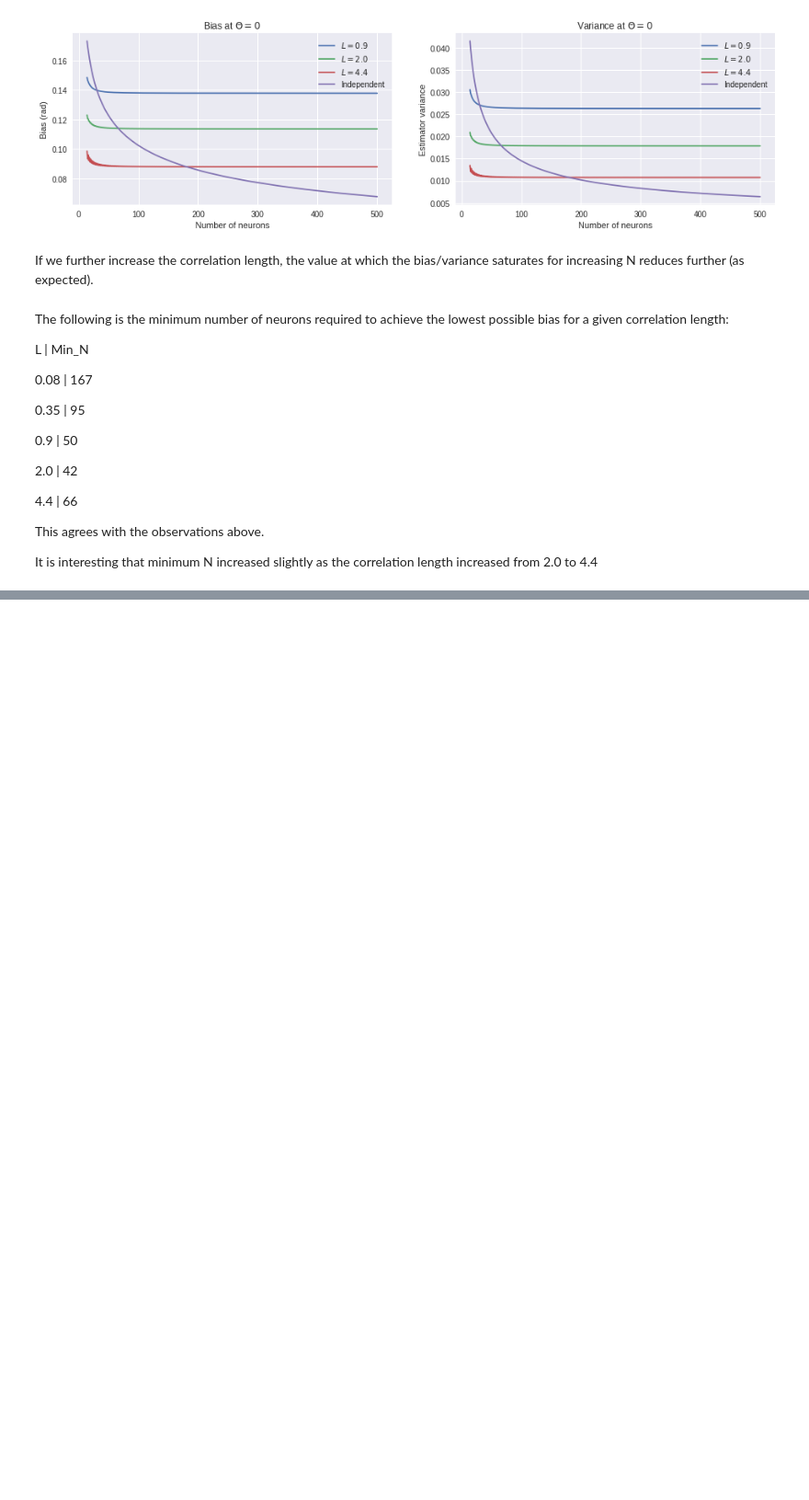
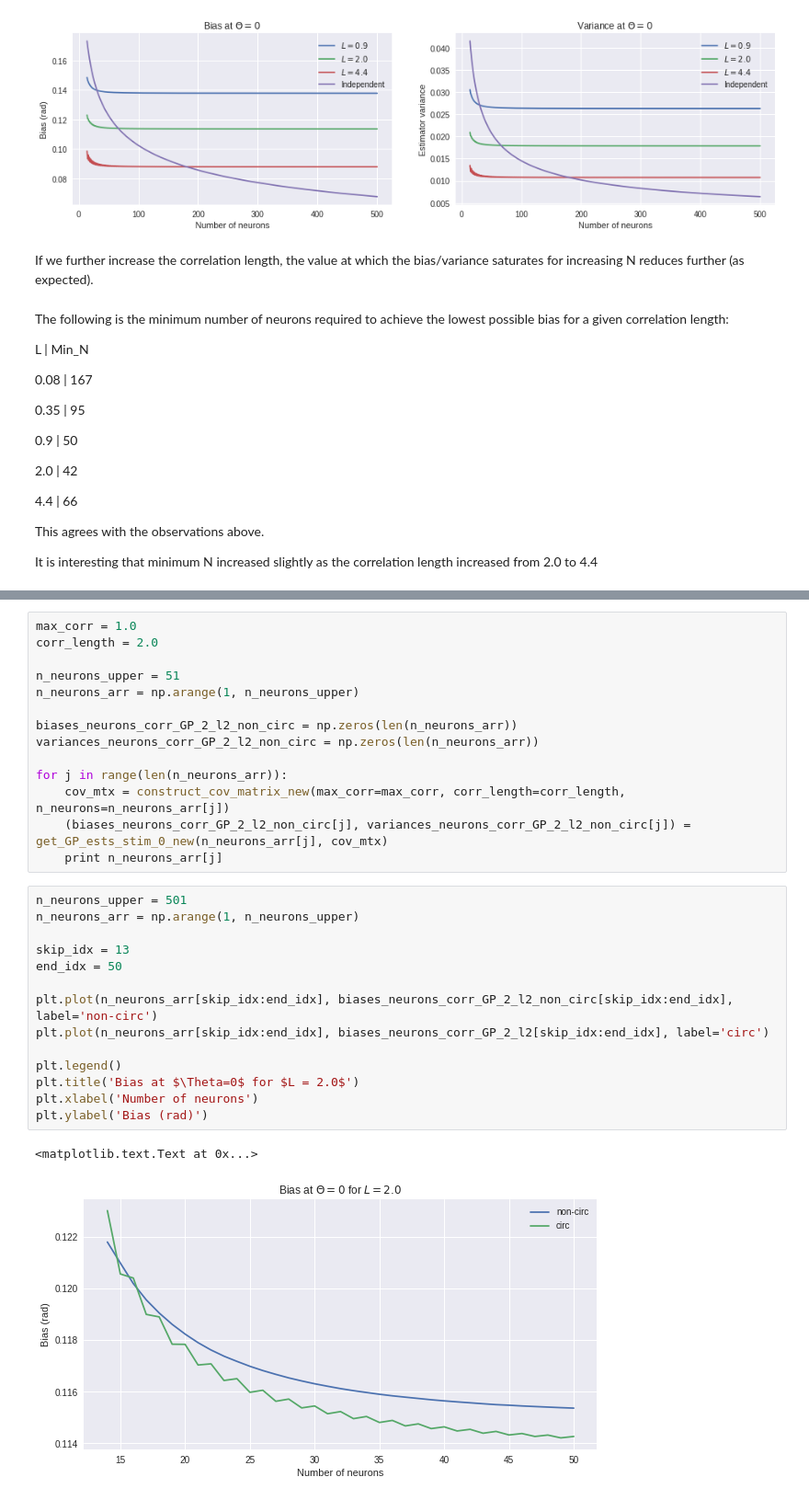
Before and after one commit to dtailor17/neural-population-codes, a Jupyter notebook: noise_correlations.ipynb, the cells around one changed output, grey strips where cells are left out. Shown at 92% size. Saved outputs shown, nothing was run; the diff lists cells and outputs as text; blank space fills up the shorter version.

```diff
--- a/noise_correlations.ipynb
+++ b/noise_correlations.ipynb
@@ -2680,0 +2706,31 @@ It is interesting that minimum N increased slightly as the correlation length in
+# %%
+max_corr = 1.0
+corr_length = 2.0
+
+n_neurons_upper = 51
+n_neurons_arr = np.arange(1, n_neurons_upper)
+
+biases_neurons_corr_GP_2_l2_non_circ = np.zeros(len(n_neurons_arr))
+variances_neurons_corr_GP_2_l2_non_circ = np.zeros(len(n_neurons_arr))
+
+for j in range(len(n_neurons_arr)):
+    cov_mtx = construct_cov_matrix_new(max_corr=max_corr, corr_length=corr_length, n_neurons=n_neurons_arr[j])
+    (biases_neurons_corr_GP_2_l2_non_circ[j], variances_neurons_corr_GP_2_l2_non_circ[j]) = get_GP_ests_stim_0_new(n_neurons_arr[j], cov_mtx)
+    print n_neurons_arr[j]
+# %%
+n_neurons_upper = 501
+n_neurons_arr = np.arange(1, n_neurons_upper)
+
+skip_idx = 13
+end_idx = 50
+
+plt.plot(n_neurons_arr[skip_idx:end_idx], biases_neurons_corr_GP_2_l2_non_circ[skip_idx:end_idx], label='non-circ')
+plt.plot(n_neurons_arr[skip_idx:end_idx], biases_neurons_corr_GP_2_l2[skip_idx:end_idx], label='circ')
+
+plt.legend()
+plt.title('Bias at $\Theta=0$ for $L = 2.0$')
+plt.xlabel('Number of neurons')
+plt.ylabel('Bias (rad)')
+# %% [output]
+<matplotlib.text.Text at 0x...>
+[figure, added]
```
Also changed, not shown: parts of 19 cells of this notebook, 1 other file.
